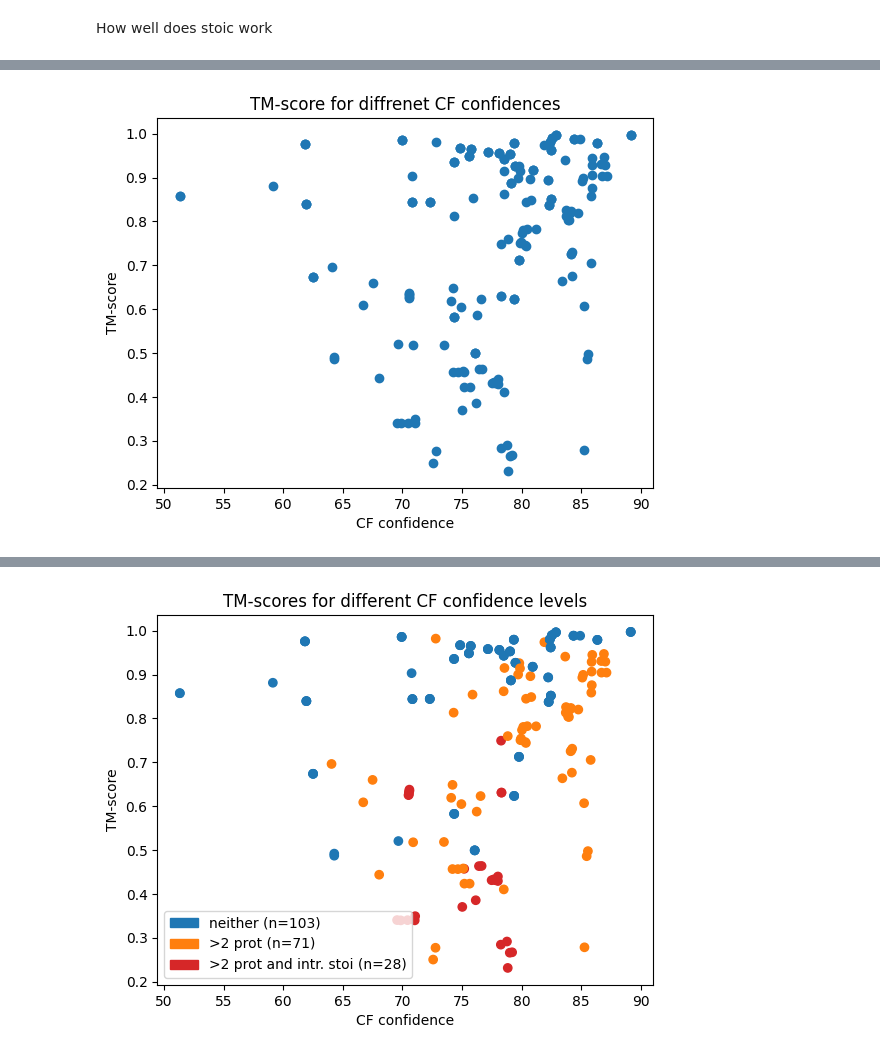
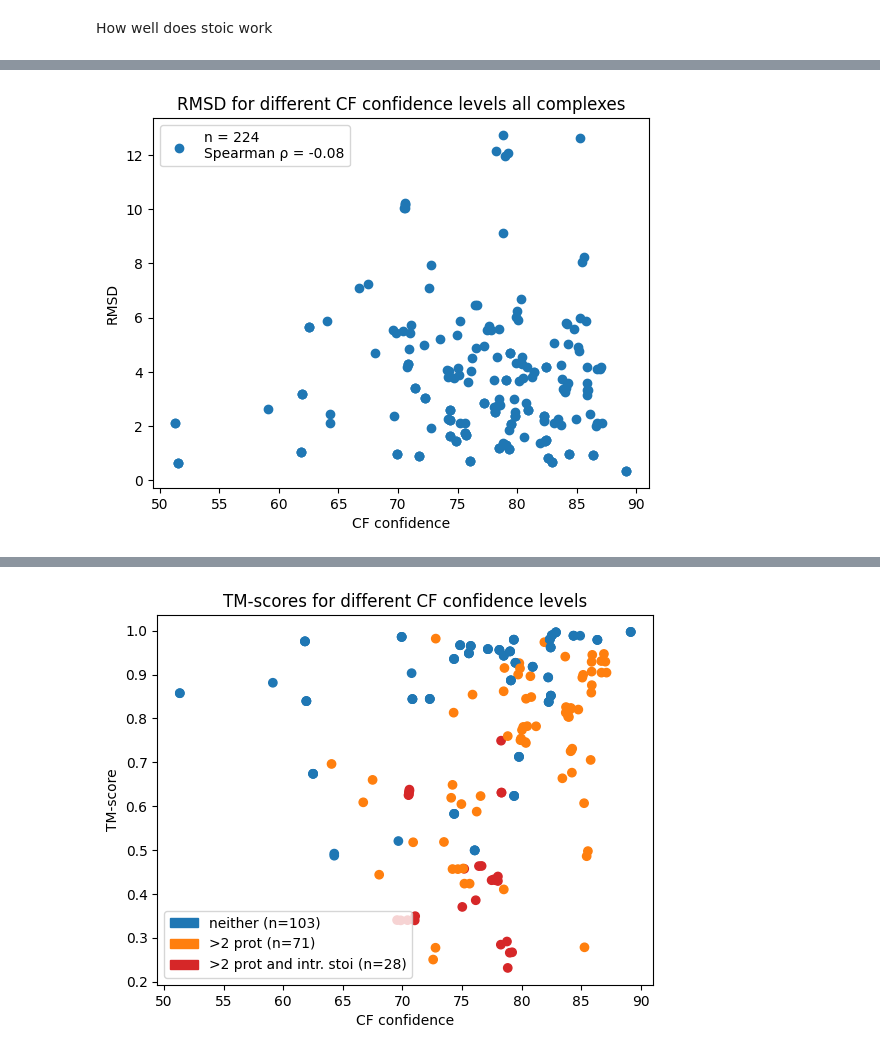
Before and after one commit to Kim-Dammer/master_thesis, a Jupyter notebook: notebooks/14_benchmark_analysis.ipynb, the cells around one changed output, grey strips where cells are left out. Cells and saved outputs as stored; diff of their text form; code cells hidden in the pictures.

```diff
--- a/notebooks/14_benchmark_analysis.ipynb
+++ b/notebooks/14_benchmark_analysis.ipynb
@@ -15,0 +38,3 @@ benchmark_structure_similarity = pl.read_parquet(data_dir / "Pipeline/7_benchmar
+# %%
+# get one row per complex
+benchmark_structure_similarity_one_per_complex = benchmark_structure_similarity.sort("usalign_cpx_tm_score", descending=True).group_by("complex_ac").first()
@@ -16,11 +113,5 @@ benchmark_structure_similarity = pl.read_parquet(data_dir / "Pipeline/7_benchmar
 # %% [markdown]
 How well does stoic work
-# %%
-# for how many of the 59 complexes did stoic not find the correct stoichiometry
-#X2_output = pl.read_parquet(data_dir/ "Pipeline/7_benchmark_part_one/cf_pdb_structure_similarity/aggregate_cf_for_pdb_eval.parquet")
-#X2_output_known_stoi = X2_output.filter(pl.col("correct_pred_rank") != "unknown")
-
-benchmark_structure_similarity_one_per_complex = benchmark_structure_similarity.sort("usalign_cpx_tm_score", descending=False).group_by("complex_ac").first()
 # %%
 # did stoic get it gor complexes that werent in training
 #interesting complexes (so stoi interesting and n_prot >2)
@@ -179,8 +357,21 @@ plt.show()
 # %%
-plt.scatter(benchmark_structure_similarity["CF_confidence"], benchmark_structure_similarity["usalign_cpx_tm_score"])
+benchmark_structure_similarity_bigger_complexes = benchmark_structure_similarity.filter(pl.col("n_proteins")>2)
+
+rho, pval = spearmanr(
+    benchmark_structure_similarity["CF_confidence"],
+    benchmark_structure_similarity["usalign_cpx_rmsd"],
+)
+n = len(benchmark_structure_similarity)
+
+plt.scatter(
+    benchmark_structure_similarity["CF_confidence"],
+    benchmark_structure_similarity["usalign_cpx_rmsd"],
+    label=f"n = {n}\nSpearman ρ = {rho:.2f}",
+)
 plt.xlabel("CF confidence")
-plt.ylabel("TM-score")
-plt.title("TM-scores for different CF confidence levels")
+plt.ylabel("RMSD")
+plt.title("RMSD for different CF confidence levels all complexes")
+plt.legend()
 plt.show()
 # %% [output]
-[figure, old version]
+[figure, new version]
```
Also changed, not shown: parts of 27 cells of this notebook, 10 other files.
